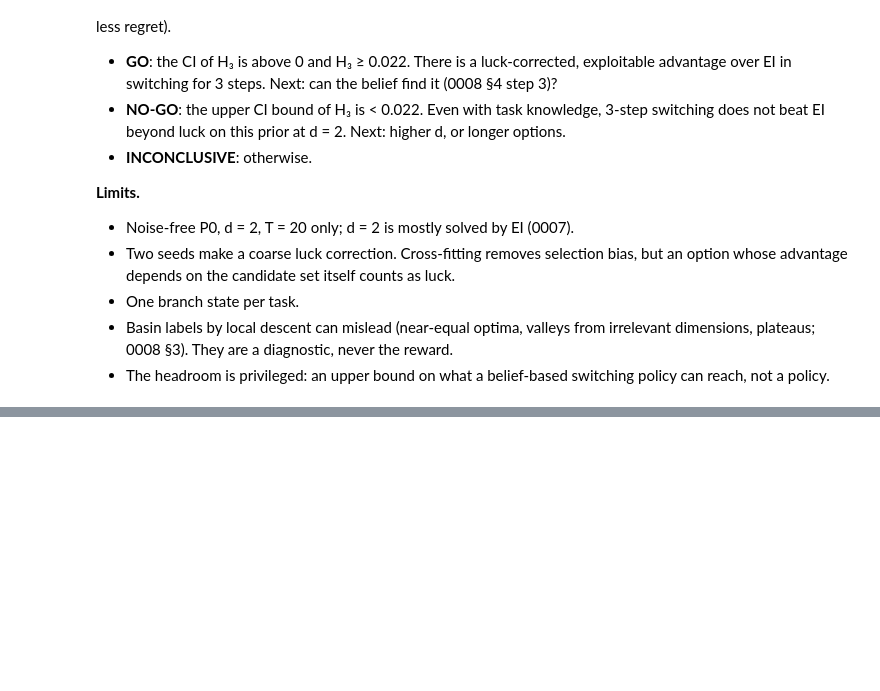
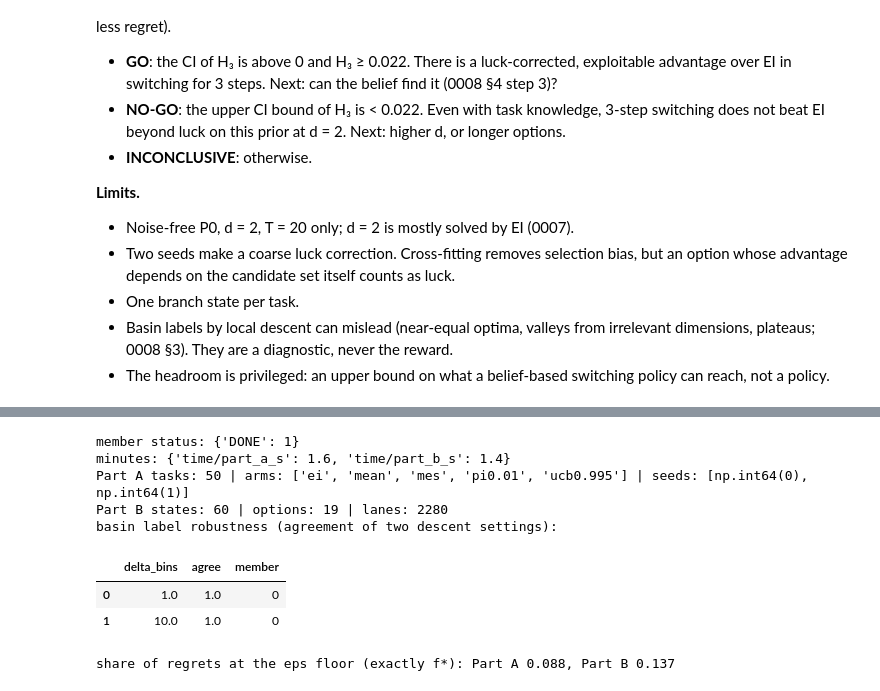
Before and after one commit to timruhkopf/anytime-acquisition, a Jupyter notebook: notebooks/12_2026-11-12_option_headroom.ipynb, the cells around one changed output, grey strips where cells are left out. Drawn from its saved outputs; the diff is of its cells as text; code cells hidden in the pictures; blank space fills up the shorter version.

```diff
--- a/notebooks/12_2026-11-12_option_headroom.ipynb
+++ b/notebooks/12_2026-11-12_option_headroom.ipynb
@@ -78,4 +161,22 @@ show_header(snap)  # how it was run + configuration, generated from the snapshot
 # %%
-# Aggregates use DONE members only; n_failed / n_started / n_missing say what is not in them yet.
-summarize(snap.runs, "<metric>")
+runs = snap.runs
+print("member status:", runs.status.value_counts().to_dict())
+S = runs.iloc[0]
+print("minutes:", {k: round(float(S[k]) / 60, 1) for k in runs.columns if k.startswith("time/")})
+A, B, head, arms_b, chk = (snap.table(k) for k in ("part_a", "part_b", "headroom", "arms_b", "descent_check"))
+print("Part A tasks:", A.task.nunique(), "| arms:", sorted(A.arm.unique()), "| seeds:", sorted(A.rep.unique()))
+print("Part B states:", B.state.nunique(), "| options:", B.option.nunique(), "| lanes:", len(B))
+print("basin label robustness (agreement of two descent settings):"); display(chk)
+floor = (A.regret_bins == 0).mean(), (B.regret_bins == 0).mean()
+print(f"share of regrets at the eps floor (exactly f*): Part A {floor[0]:.3f}, Part B {floor[1]:.3f}")
+# %% [output]
+member status: {'DONE': 1}
+minutes: {'time/part_a_s': 1.6, 'time/part_b_s': 1.4}
+Part A tasks: 50 | arms: ['ei', 'mean', 'mes', 'pi0.01', 'ucb0.995'] | seeds: [np.int64(0), np.int64(1)]
+Part B states: 60 | options: 19 | lanes: 2280
+basin label robustness (agreement of two descent settings):
+|  | delta_bins | agree | member |
+| 0 | 1.0 | 1.0 | 0 |
+| 1 | 10.0 | 1.0 | 0 |
+share of regrets at the eps floor (exactly f*): Part A 0.088, Part B 0.137
 # %% [markdown]
```
Also changed, not shown: parts of 11 cells of this notebook, 16 other files.
